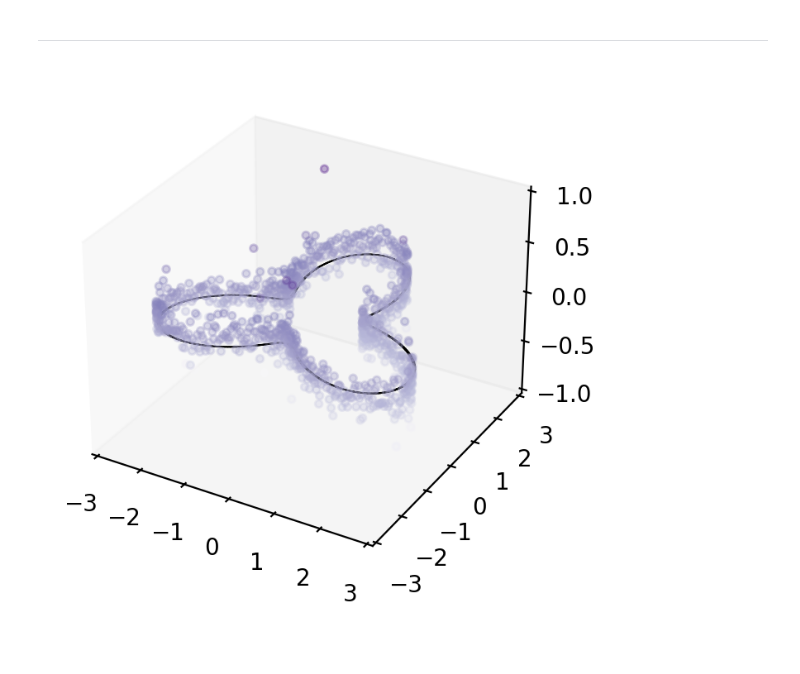
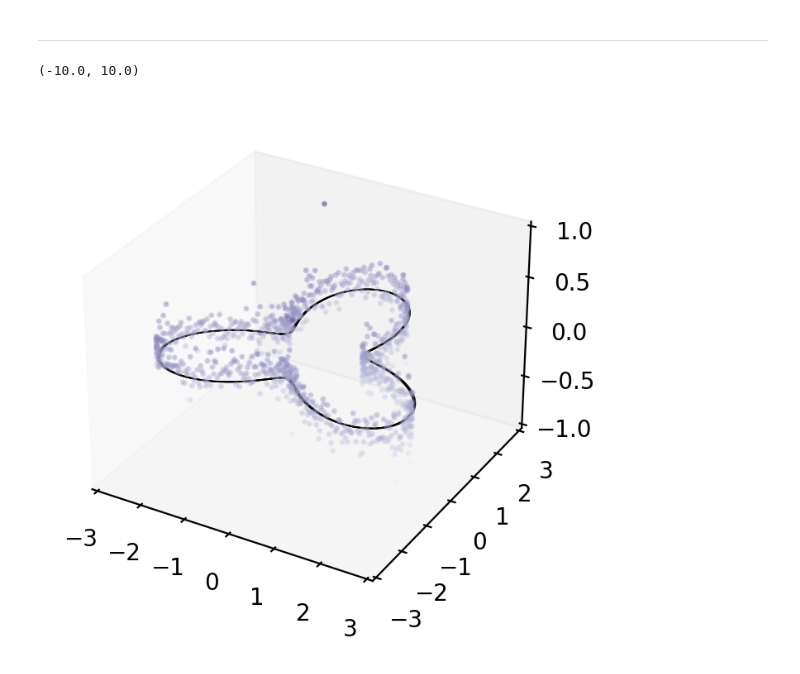
Before and after one commit to seoyeonc/ms, a Jupyter notebook: _notebooks/2022-07-22-paper_simulation.ipynb, the cells around one changed output. Saved outputs shown, nothing was run; the diff lists cells and outputs as text; code cells hidden in the pictures.

```diff
--- a/_notebooks/2022-07-22-paper_simulation.ipynb
+++ b/_notebooks/2022-07-22-paper_simulation.ipynb
@@ -455,22 +453,24 @@ f=np.sin(np.linspace(0,3*pi,n))+x
 # %%
 # 1.
 p=plt.figure(figsize=(12,4), dpi=200)  # Make figure object
 
 # 2.
+#plt.style.use('ggplot')
 ax=p.add_subplot(1,1,1, projection='3d')
 ax.grid(False)
 ax.ticklabel_format(style='sci', axis='x',scilimits=(0,0))
 ax.ticklabel_format(style='sci', axis='y',scilimits=(0,0))
 ax.ticklabel_format(style='sci', axis='z',scilimits=(0,0))
 top = f
 bottom = np.zeros_like(top)
 width=depth=0.05
+#dif=(np.abs(self.y-self.yhat)-np.min(np.abs(self.y-self.yhat)))/(np.max(np.abs(self.y-self.yhat))-np.min(np.abs(self.y-self.yhat)))
 #ax.bar3d(vx, vy, bottom, width, depth, top, shade=False)
-with plt.style.context('seaborn-white'):
-    ax.scatter3D(vx,vy,f,c=f,cmap='Purples',zdir='z',s=10,alpha=0.3)
-    ax.bar3d(vx, vy, bottom, width, depth, 0, color='Black',shade=False)
-    ax.set_xlim(-3,3)
-    ax.set_ylim(-3,3)
-    ax.set_zlim(-10,10)
+ax.scatter3D(vx,vy,f,c=f,cmap='Purples',zdir='z',s=10,alpha=0.3,marker='.')
+ax.bar3d(vx, vy, bottom, width, depth, 0, color='Black',shade=False)
+ax.set_xlim(-3,3)
+ax.set_ylim(-3,3)
+ax.set_zlim(-10,10)
 # %% [output]
+(-10.0, 10.0)
-[figure, old version]
+[figure, new version]
```
Also changed, not shown: parts of 2 cells of this notebook.
